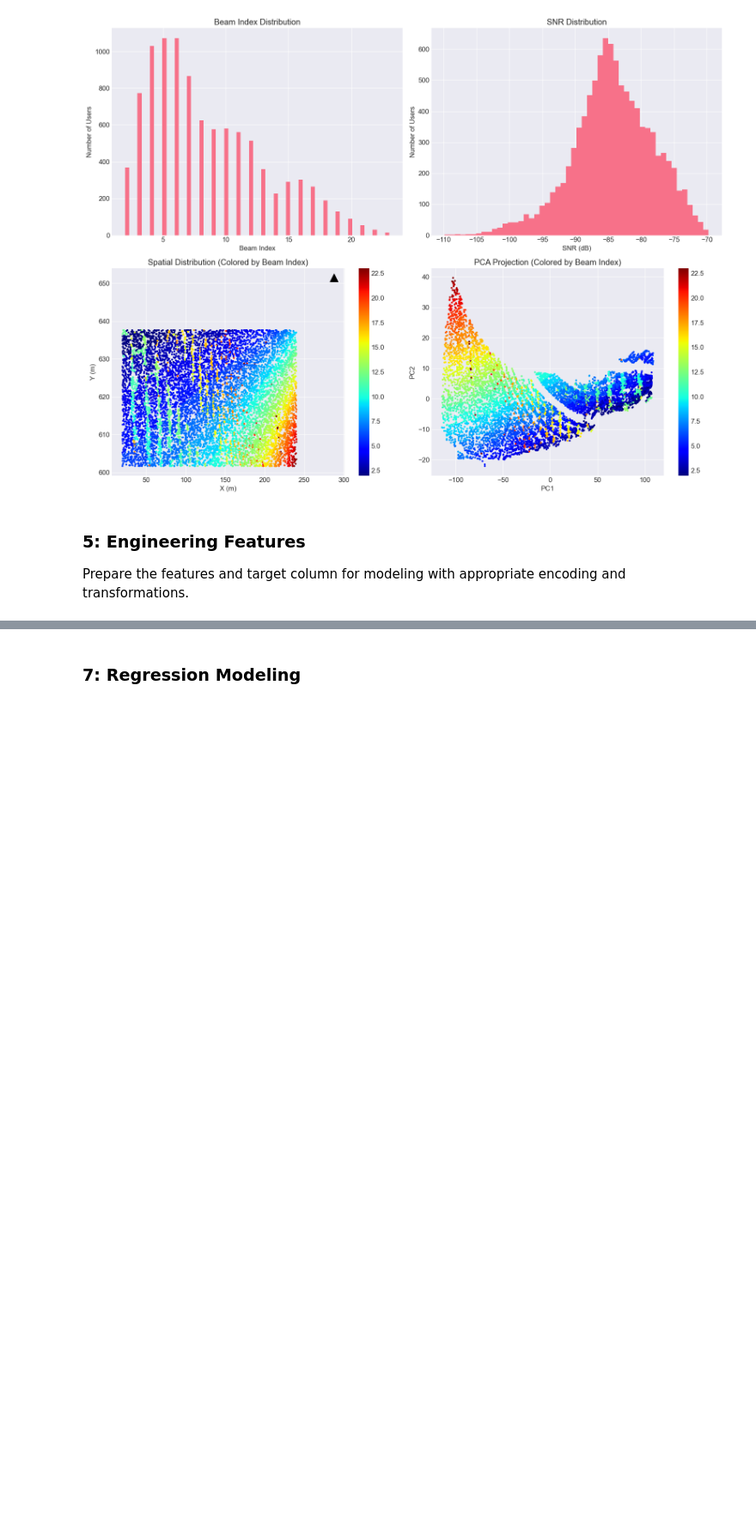
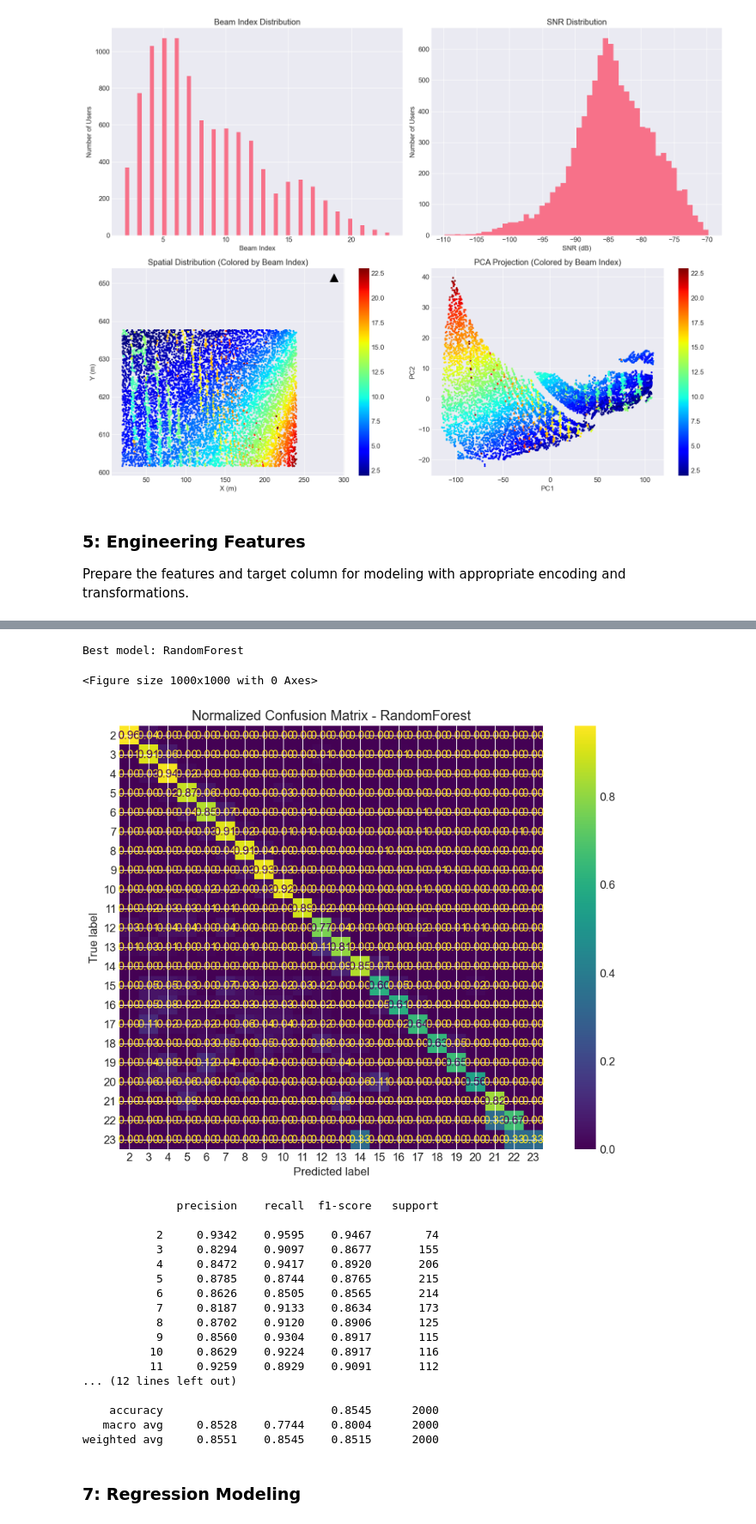
Before and after one commit to robin8wang/Capstone_AIML, a Jupyter notebook: capstone_aiml.ipynb, the cells around one changed output, grey strips where cells are left out. Shown at 86% size. Saved outputs shown, nothing was run; the diff lists cells and outputs as text; code cells hidden in the pictures; blank space fills up the shorter version.

```diff
--- a/capstone_aiml.ipynb
+++ b/capstone_aiml.ipynb
@@ -515,0 +597,10 @@ Before we build our first model, we want to establish a baseline.  What is the b
+# %%
+# Define classification models to compare
+models = {
+    "LogisticRegression": LogisticRegression(max_iter=2000, n_jobs=-1),
+    "KNN": KNeighborsClassifier(n_neighbors=15),
+    "DecisionTree": DecisionTreeClassifier(random_state=42),
+    "RandomForest": RandomForestClassifier(n_estimators=300, random_state=42, n_jobs=-1),
+    "GradientBoosting": GradientBoostingClassifier(random_state=42),
+    "MLP": MLPClassifier(hidden_layer_sizes=(128, 64), activation="relu", max_iter=200, random_state=42)
+}
@@ -516,2 +691,43 @@ Before we build our first model, we want to establish a baseline.  What is the b
+# %%
+# Confusion Matrix for the best model
+best_model_name = test_results.iloc[0]["model"]
+best_pipe = trained_pipes[best_model_name]
+
+y_pred_best = best_pipe.predict(X_test_pca)
+
+print("Best model:", best_model_name)
+
+plt.figure(figsize=(10, 10))
+disp = ConfusionMatrixDisplay.from_predictions(
+    y_test_beam, y_pred_best,
+    normalize="true",   # normalized confusion matrix (easier to read)
+    values_format=".2f"
+)
+plt.title(f"Normalized Confusion Matrix - {best_model_name}")
+plt.show()
+
+# Classification report
+print(classification_report(y_test_beam, y_pred_best, digits=4))
+# %% [output]
+Best model: RandomForest
+<Figure size 1000x1000 with 0 Axes>
+[figure, added]
+              precision    recall  f1-score   support
+
+           2     0.9342    0.9595    0.9467        74
+           3     0.8294    0.9097    0.8677       155
+           4     0.8472    0.9417    0.8920       206
+           5     0.8785    0.8744    0.8765       215
+           6     0.8626    0.8505    0.8565       214
+           7     0.8187    0.9133    0.8634       173
+           8     0.8702    0.9120    0.8906       125
+           9     0.8560    0.9304    0.8917       115
+          10     0.8629    0.9224    0.8917       116
+          11     0.9259    0.8929    0.9091       112
+... (12 lines left out)
+
+    accuracy                         0.8545      2000
+   macro avg     0.8528    0.7744    0.8004      2000
+weighted avg     0.8551    0.8545    0.8515      2000
 # %% [markdown]
 ### 7: Regression Modeling
```
Also changed, not shown: parts of 14 cells of this notebook.
